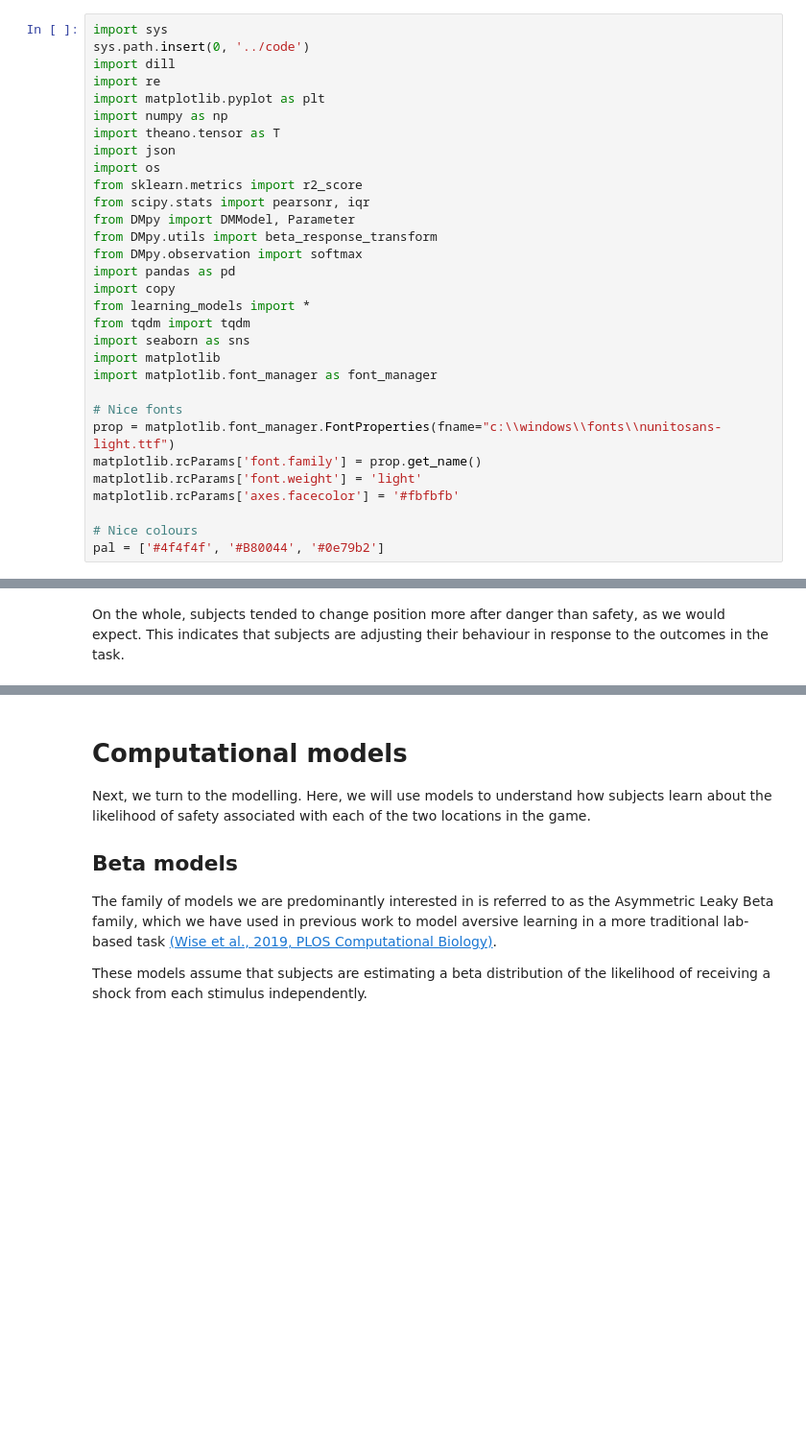
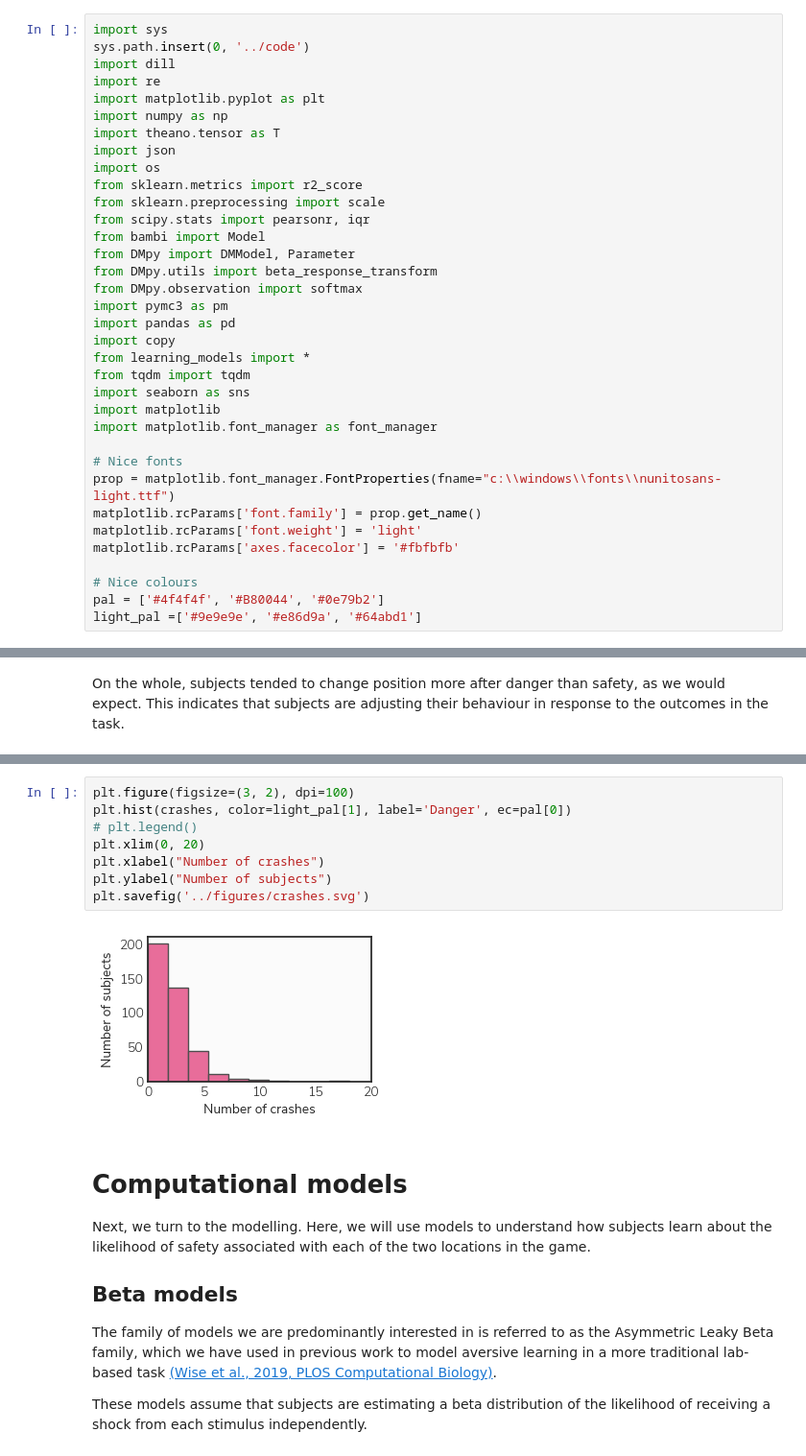
Before and after one commit to tobywise/online-aversive-learning, a Jupyter notebook: notebooks/model_fitting.ipynb, the cells around one changed output, grey strips where cells are left out. Shown at 96% size. Drawn from its saved outputs; the diff is of its cells as text; blank space fills up the shorter version.

```diff
--- a/notebooks/model_fitting.ipynb
+++ b/notebooks/model_fitting.ipynb
@@ -19,10 +19,13 @@ import theano.tensor as T
 import json
 import os
 from sklearn.metrics import r2_score
+from sklearn.preprocessing import scale
 from scipy.stats import pearsonr, iqr
+from bambi import Model
 from DMpy import DMModel, Parameter
 from DMpy.utils import beta_response_transform
 from DMpy.observation import softmax
+import pymc3 as pm
 import pandas as pd
 import copy
 from learning_models import *
@@ -39,6 +42,7 @@ matplotlib.rcParams['axes.facecolor'] = '#fbfbfb'
 
 # Nice colours
 pal = ['#4f4f4f', '#B80044', '#0e79b2']
+light_pal =['#9e9e9e', '#e86d9a', '#64abd1']
 # %% [markdown]
 # Get the data
 
@@ -142,3 +162,13 @@ On the whole, subjects tended to change position more after danger than safety,
+# %%
+plt.figure(figsize=(3, 2), dpi=100)
+plt.hist(crashes, color=light_pal[1], label='Danger', ec=pal[0])
+# plt.legend()
+plt.xlim(0, 20)
+plt.xlabel("Number of crashes")
+plt.ylabel("Number of subjects")
+plt.savefig('../figures/crashes.svg')
+# %% [output]
+[figure, added]
 # %% [markdown]
 # Computational models
 
```
Also changed, not shown: parts of 17 cells of this notebook, 2 other files.
